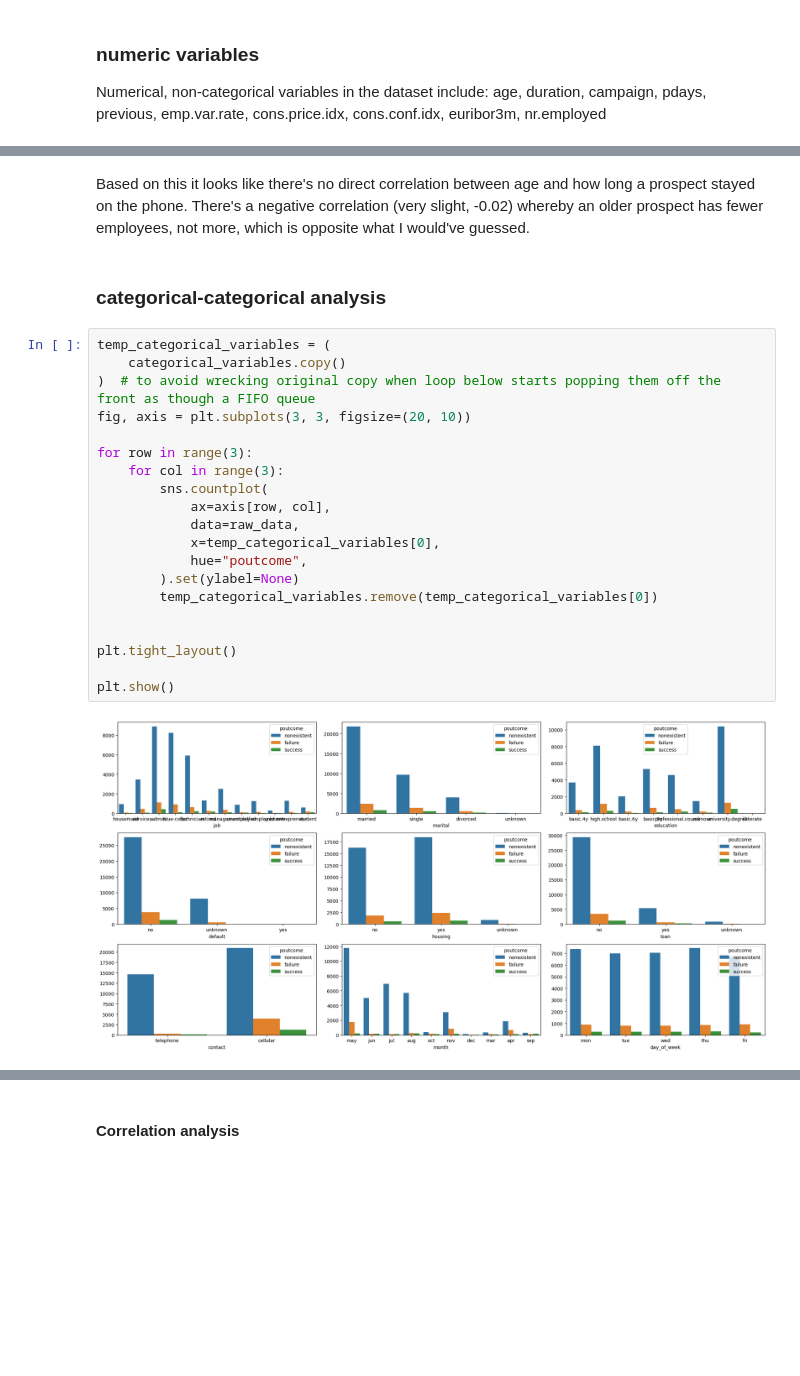
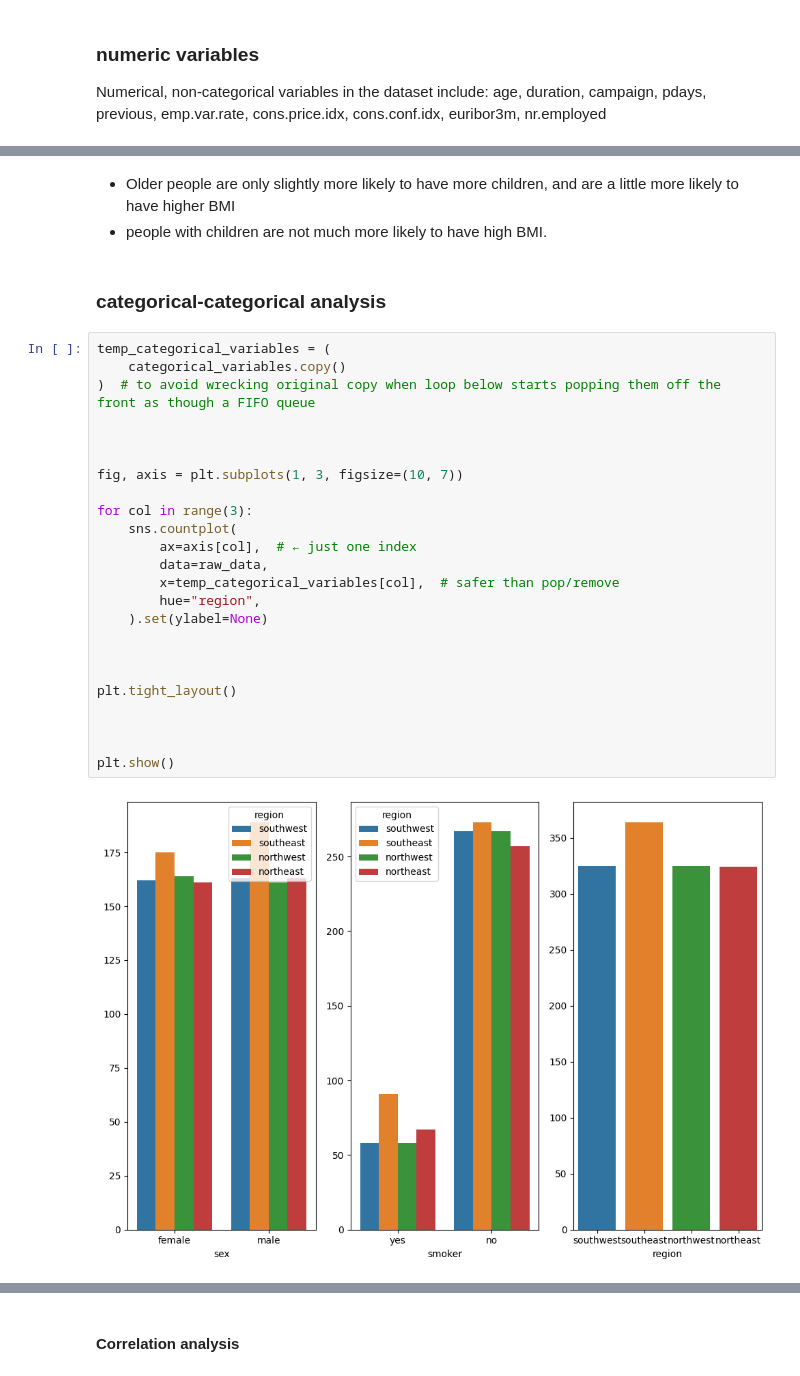
Before and after one commit to 4GeeksAcademy/linear-regression-project-tutorial-NWinocur, a Jupyter notebook: src/explore.ipynb, the cells around one changed output, grey strips where cells are left out. Saved outputs shown, nothing was run; the diff lists cells and outputs as text; blank space fills up the shorter version.

```diff
--- a/src/explore.ipynb
+++ b/src/explore.ipynb
@@ -201,27 +214,31 @@ plt.show()
-# %% [markdown]
-Based on this it looks like there's no direct correlation between age and how long a prospect stayed on the phone.
-There's a negative correlation (very slight, -0.02) whereby an older prospect has fewer employees, not more, which is opposite what I would've guessed.
+# %% [markdown]
+- Older people are only slightly more likely to have more children, and are a little more likely to have higher BMI
+- people with children are not much more likely to have high BMI.
 # %% [markdown]
 ### categorical-categorical analysis
 # %%
 temp_categorical_variables = (
     categorical_variables.copy()
 )  # to avoid wrecking original copy when loop below starts popping them off the front as though a FIFO queue
-fig, axis = plt.subplots(3, 3, figsize=(20, 10))
 
-for row in range(3):
-    for col in range(3):
-        sns.countplot(
-            ax=axis[row, col],
-            data=raw_data,
-            x=temp_categorical_variables[0],
-            hue="poutcome",
-        ).set(ylabel=None)
-        temp_categorical_variables.remove(temp_categorical_variables[0])
+
+
+fig, axis = plt.subplots(1, 3, figsize=(10, 7))
+
+for col in range(3):
+    sns.countplot(
+        ax=axis[col],  # ← just one index
+        data=raw_data,
+        x=temp_categorical_variables[col],  # safer than pop/remove
+        hue="region",
+    ).set(ylabel=None)
+
 
 
 plt.tight_layout()
 
+
+
 plt.show()
 # %% [output]
-[figure, old version]
+[figure, new version]
```
Also changed, not shown: parts of 25 cells of this notebook.
